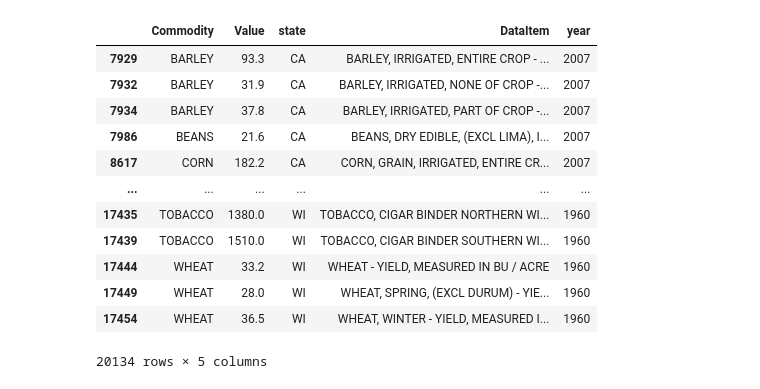
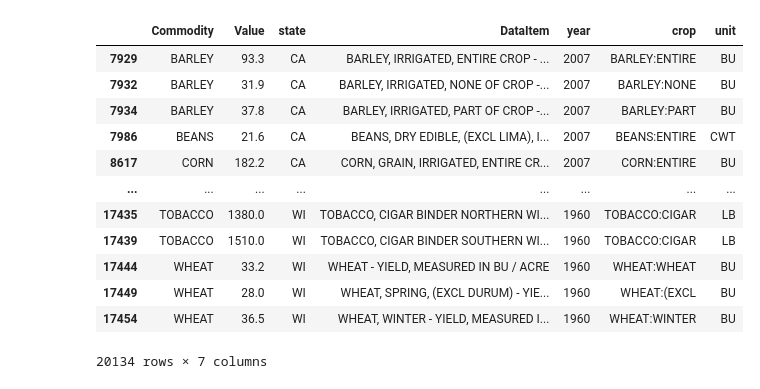
Before and after one commit to ucfjimg/CAP5610-project, a Jupyter notebook: scripts/DataExplore.ipynb, the cells around one changed output. Saved outputs shown, nothing was run; the diff lists cells and outputs as text; code cells hidden in the pictures.

```diff
--- a/scripts/DataExplore.ipynb
+++ b/scripts/DataExplore.ipynb
@@ -9,63 +11,90 @@ from os import path
 # all.csv contains one row per state with the name of the
 # agri data for that state
 #
-data = 'data/agri/all.csv'
+data = '../data/agri/all.csv'
 files = pd.read_csv(data)
 
 states = []
 frames = []
 for st,fn in files.values.tolist():
-    frame = pd.read_csv(path.join('data/agri', fn))
+    frame = pd.read_csv(path.join('../data/agri', fn))
     frame['state'] = st
     states.append(st)
     frames.append(frame)
-agri = pd.concat(frames)
 # %%
+agri = pd.concat(frames)
 #
 # Preprocess - convert value to float and invalid values to None
 #
 def to_float(x):
     try:
         if type(x) == float:
             return x
         x = x.strip()
         if x == '(Z)':
             return 0.0
         x = x.replace(',','')
         return float(x)
     except ValueError:
         return float('NaN')
 
 agri.Value = agri.Value.apply(to_float)
 agri = agri[~np.isnan(agri.Value)]
 #
 # Rename Data Item to DataItem so it can be used as an attribute
 # Rename Year to year to match weather data
 # Also get rid of some columns we don't need
 #
 agri['DataItem'] = agri['Data Item']
 agri['year'] = agri['Year']
 agri = agri.drop(['Data Item', 'Year', 'Program', 'Domain', 'Domain Category'],  1)
 
+def crop(di):
+    '''
+    Extract specific type of crop from DataItem field
+    '''
+    di = [x for x in di.split(', ') if ' - YIELD' in x]
+    if not di:
+        return None
+    return di[0].split(' ')[0]
+
+measure = re.compile('MEASURED IN (.*) / ACRE')
+
+def unit(di):
+    '''
+    Extract units of measure from DataItem field
+    '''
+    di = [measure.match(x) for x in di.split(', ')]
+    di = [x for x in di if x]
+    if not di:
+        return None
+    return di[0].group(1)
+
+#
+# Add columns for detailed crop and units
+#
+agri['crop'] = agri.Commodity + ':' + agri.DataItem.apply(crop)
+agri['unit'] = agri.DataItem.apply(unit)
+
 #
 # We are only interested in items per acre
 #
 agri = agri[agri.DataItem.str.contains('/ ACRE')]
 agri
 # %% [output]
-|  | Commodity | Value | state | DataItem | year |
-| 7929 | BARLEY | 93.3 | CA | BARLEY, IRRIGATED, ENTIRE CROP - ... | 2007 |
-| 7932 | BARLEY | 31.9 | CA | BARLEY, IRRIGATED, NONE OF CROP -... | 2007 |
-| 7934 | BARLEY | 37.8 | CA | BARLEY, IRRIGATED, PART OF CROP -... | 2007 |
-| 7986 | BEANS | 21.6 | CA | BEANS, DRY EDIBLE, (EXCL LIMA), I... | 2007 |
-| 8617 | CORN | 182.2 | CA | CORN, GRAIN, IRRIGATED, ENTIRE CR... | 2007 |
-| ... | ... | ... | ... | ... | ... |
-| 17435 | TOBACCO | 1380.0 | WI | TOBACCO, CIGAR BINDER NORTHERN WI... | 1960 |
-| 17439 | TOBACCO | 1510.0 | WI | TOBACCO, CIGAR BINDER SOUTHERN WI... | 1960 |
-| 17444 | WHEAT | 33.2 | WI | WHEAT - YIELD, MEASURED IN BU / ACRE | 1960 |
-| 17449 | WHEAT | 28.0 | WI | WHEAT, SPRING, (EXCL DURUM) - YIE... | 1960 |
-| 17454 | WHEAT | 36.5 | WI | WHEAT, WINTER - YIELD, MEASURED I... | 1960 |
+|  | Commodity | Value | state | DataItem | year | crop | unit |
+| 7929 | BARLEY | 93.3 | CA | BARLEY, IRRIGATED, ENTIRE CROP - ... | 2007 | BARLEY:ENTIRE | BU |
+| 7932 | BARLEY | 31.9 | CA | BARLEY, IRRIGATED, NONE OF CROP -... | 2007 | BARLEY:NONE | BU |
+| 7934 | BARLEY | 37.8 | CA | BARLEY, IRRIGATED, PART OF CROP -... | 2007 | BARLEY:PART | BU |
+| 7986 | BEANS | 21.6 | CA | BEANS, DRY EDIBLE, (EXCL LIMA), I... | 2007 | BEANS:ENTIRE | CWT |
+| 8617 | CORN | 182.2 | CA | CORN, GRAIN, IRRIGATED, ENTIRE CR... | 2007 | CORN:ENTIRE | BU |
+| ... | ... | ... | ... | ... | ... | ... | ... |
+| 17435 | TOBACCO | 1380.0 | WI | TOBACCO, CIGAR BINDER NORTHERN WI... | 1960 | TOBACCO:CIGAR | LB |
+| 17439 | TOBACCO | 1510.0 | WI | TOBACCO, CIGAR BINDER SOUTHERN WI... | 1960 | TOBACCO:CIGAR | LB |
+| 17444 | WHEAT | 33.2 | WI | WHEAT - YIELD, MEASURED IN BU / ACRE | 1960 | WHEAT:WHEAT | BU |
+| 17449 | WHEAT | 28.0 | WI | WHEAT, SPRING, (EXCL DURUM) - YIE... | 1960 | WHEAT:(EXCL | BU |
+| 17454 | WHEAT | 36.5 | WI | WHEAT, WINTER - YIELD, MEASURED I... | 1960 | WHEAT:WINTER | BU |
-20134 rows × 5 columns
+20134 rows × 7 columns
 # %%
 #
 # Split the data up into yields by state
```
Also changed, not shown: parts of 8 cells of this notebook.
